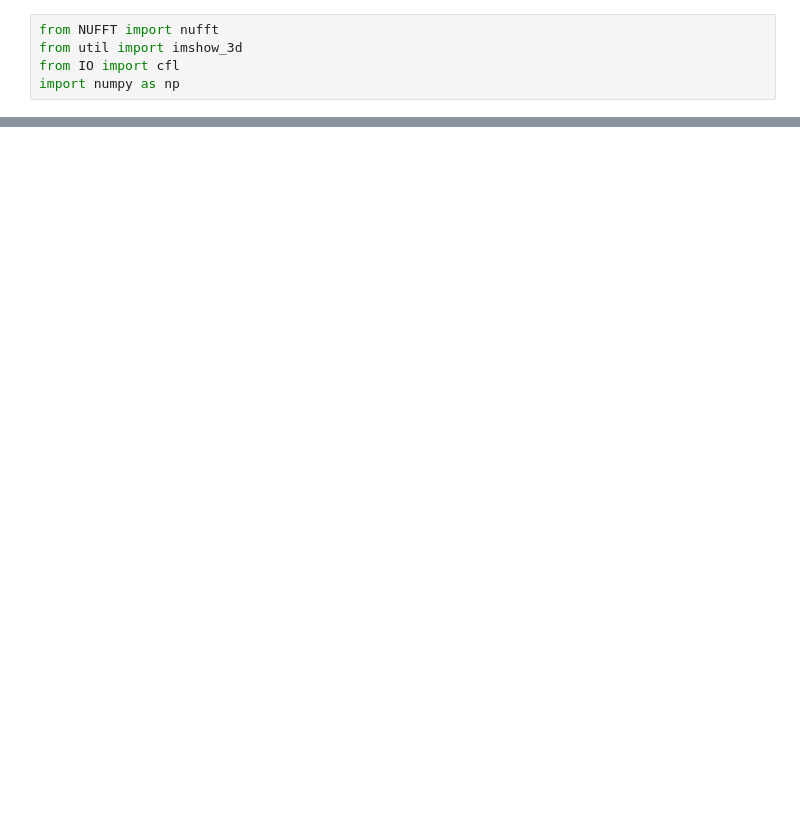
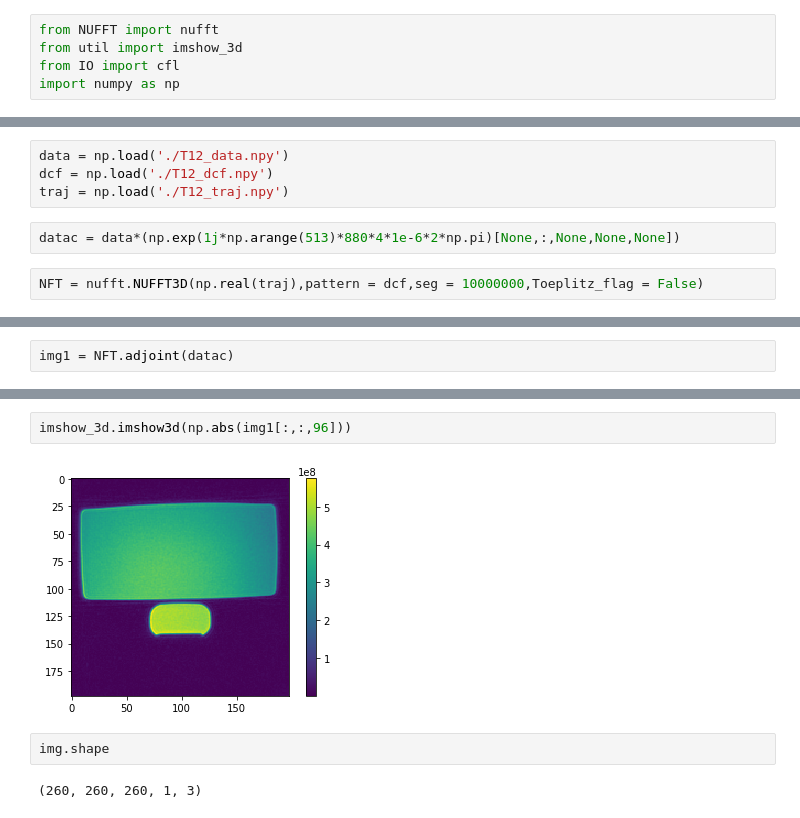
Before and after one commit to nicholas-zhu/MRI_tools, a Jupyter notebook: RECON_TRASH.ipynb, the cells around one changed output, grey strips where cells are left out. Saved outputs shown, nothing was run; the diff lists cells and outputs as text; blank space fills up the shorter version.

```diff
--- a/RECON_TRASH.ipynb
+++ b/RECON_TRASH.ipynb
@@ -82,0 +52,8 @@ p3.resize(a,b).shape
+# %%
+data = np.load('./T12_data.npy')
+dcf = np.load('./T12_dcf.npy')
+traj = np.load('./T12_traj.npy')
+# %%
+datac = data*(np.exp(1j*np.arange(513)*880*4*1e-6*2*np.pi)[None,:,None,None,None])
+# %%
+NFT = nufft.NUFFT3D(np.real(traj),pattern = dcf,seg = 10000000,Toeplitz_flag = False)
@@ -82,0 +67,2 @@ p3.resize(a,b).shape
+# %%
+img1 = NFT.adjoint(datac)
@@ -82,0 +80,8 @@ p3.resize(a,b).shape
+# %%
+imshow_3d.imshow3d(np.abs(img1[:,:,96]))
+# %% [output]
+[figure, added]
+# %%
+img.shape
+# %% [output]
+(260, 260, 260, 1, 3)
```
Also changed, not shown: parts of 18 cells of this notebook.
